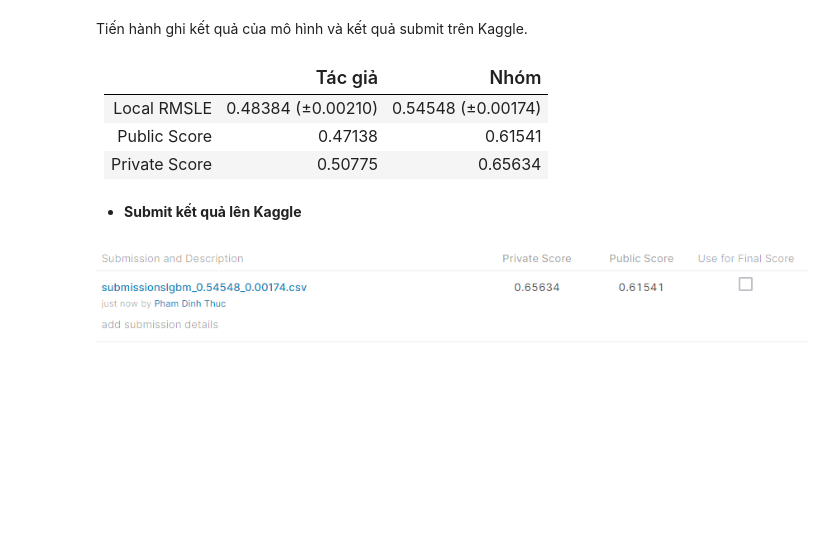
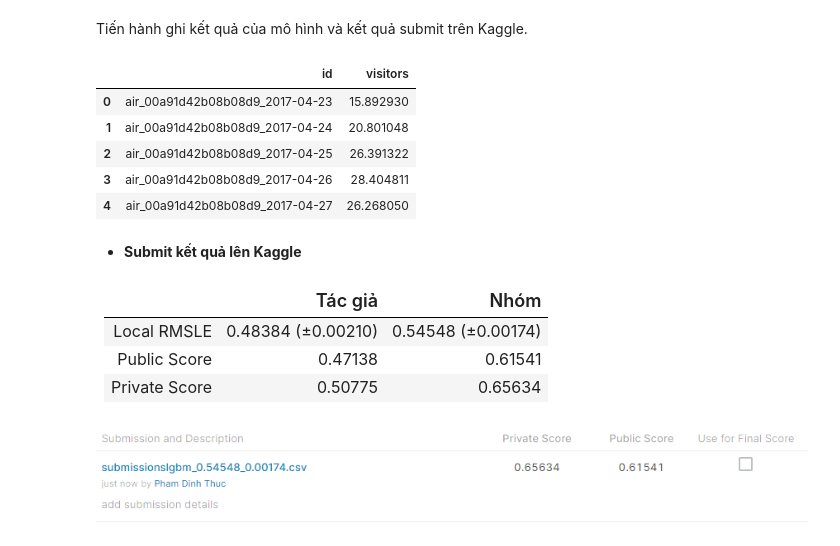
Before and after one commit to pdthuc/Project-Applied_Data_Science, a Jupyter notebook: Group12_kaggle_recruit_restaurant.ipynb, the cells around one changed output. Drawn from its saved outputs; the diff is of its cells as text; code cells hidden in the pictures; blank space fills up the shorter version.

```diff
--- a/Group12_kaggle_recruit_restaurant.ipynb
+++ b/Group12_kaggle_recruit_restaurant.ipynb
@@ -712,6 +712,18 @@ Local RMSLE: 0.54548 (±0.00174)
 Tiến hành ghi kết quả của mô hình và kết quả submit trên Kaggle.
 # %%
 sub.to_csv('submissionslgbm_{:.5f}_{:.5f}.csv'.format(val_mean, val_std), index=False)
+# %%
+df = pd.read_csv('submissionslgbm_{:.5f}_{:.5f}.csv'.format(val_mean, val_std))
+df.head()
+# %% [output]
+|  | id | visitors |
+| 0 | air_00a91d42b08b08d9_2017-04-23 | 15.892930 |
+| 1 | air_00a91d42b08b08d9_2017-04-24 | 20.801048 |
+| 2 | air_00a91d42b08b08d9_2017-04-25 | 26.391322 |
+| 3 | air_00a91d42b08b08d9_2017-04-26 | 28.404811 |
+| 4 | air_00a91d42b08b08d9_2017-04-27 | 26.268050 |
+# %% [markdown]
+- **Submit kết quả lên Kaggle**
 # %% [markdown]
 
 
@@ -720,8 +732,6 @@ sub.to_csv('submissionslgbm_{:.5f}_{:.5f}.csv'.format(val_mean, val_std), index=
 |<font size="3"> Local RMSLE </font>   | <font size="3"> 0.48384 (±0.00210)</font>  | <font size="3"> 0.54548 (±0.00174) </font>|
 | <font size="3"> Public Score </font> | <font size="3"> 0.47138</font>         |     <font size="3">  0.61541  </font>       |
 | <font size="3"> Private Score </font> |    <font size="3"> 0.50775  </font>         |     <font size="3">  0.65634  </font>       |
-# %% [markdown]
-- **Submit kết quả lên Kaggle**
 # %% [markdown]
 ![image.png](embedded-picture-1)
 # %% [markdown]
```
Also changed, not shown: parts of 1 cell of this notebook.
